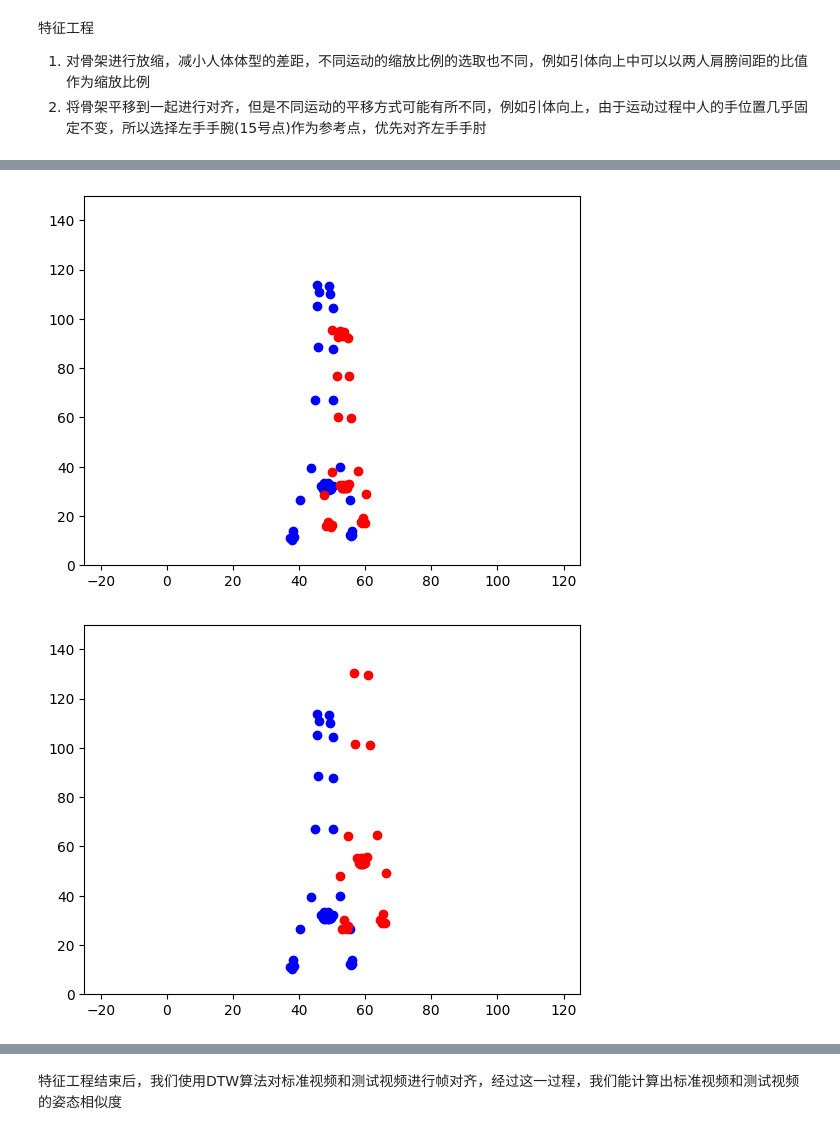
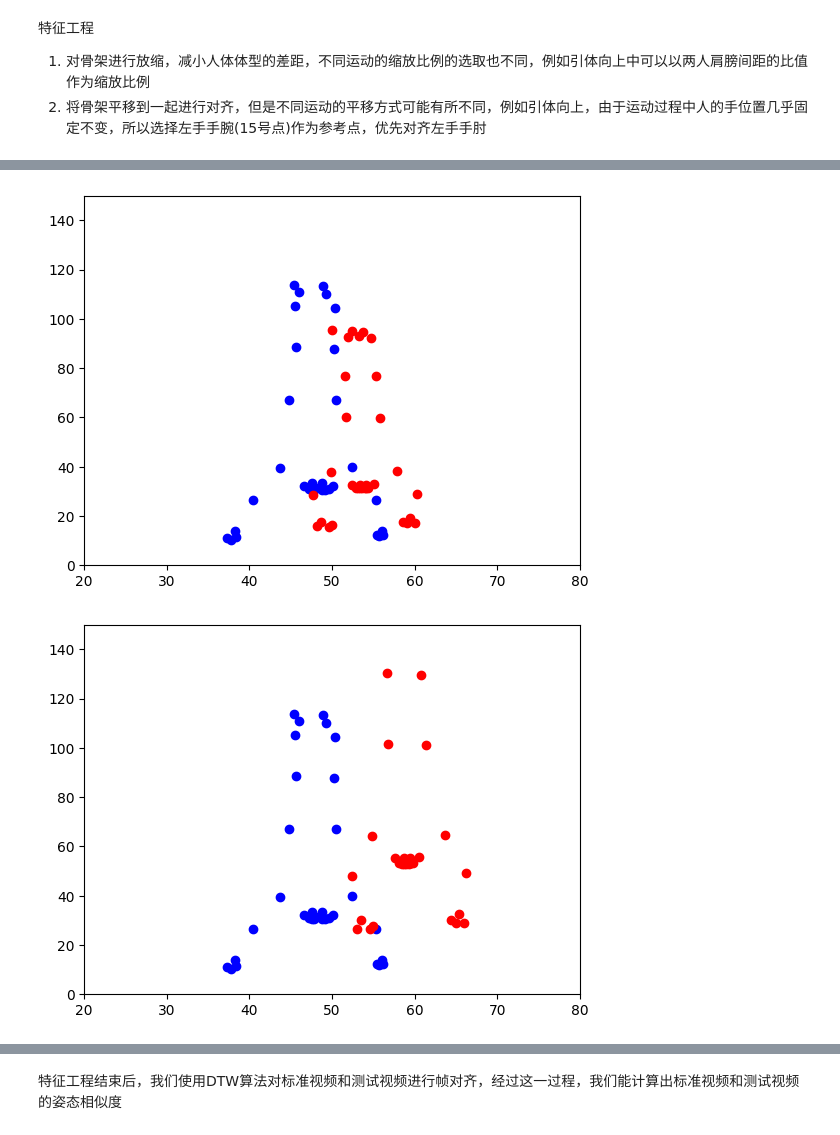
Before and after one commit to Chordrain/A-Mediapipe-Project-for-Correcting-Sports-Posture, a Jupyter notebook: mediapipe/demo.ipynb, the cells around one changed output, grey strips where cells are left out. Drawn from its saved outputs; the diff is of its cells as text; code cells hidden in the pictures.

```diff
--- a/mediapipe/demo.ipynb
+++ b/mediapipe/demo.ipynb
@@ -266,33 +272,33 @@ for coord_idx in range(test.shape[1]):
         100 * test[frame_idx][coord_idx][1],
         c="r",
     )
-plt.xlim((-25, 125))
+plt.xlim((20, 80))
 plt.ylim((0, 150))
 plt.show()
 # %% [output]
-[figure, old version]
+[figure, new version]
 # %%
 test = regularize(standard, test)
 # %%
 frame_idx = 0
 plt.figure()
 for coord_idx in range(standard.shape[1]):
     plt.scatter(
         100 * standard[frame_idx][coord_idx][0],
         100 * standard[frame_idx][coord_idx][1],
         c="b",
     )
 for coord_idx in range(test.shape[1]):
     plt.scatter(
         100 * test[frame_idx][coord_idx][0],
         100 * test[frame_idx][coord_idx][1],
         c="r",
     )
-plt.xlim((-25, 125))
+plt.xlim((20, 80))
 plt.ylim((0, 150))
 plt.show()
 # %% [output]
-[figure, old version]
+[figure, new version]
 # %%
 # 对齐骨骼
 standard, test = align_skeleton_pullup(standard, test)
```
Also changed, not shown: parts of 3 cells of this notebook, 43 other files.
